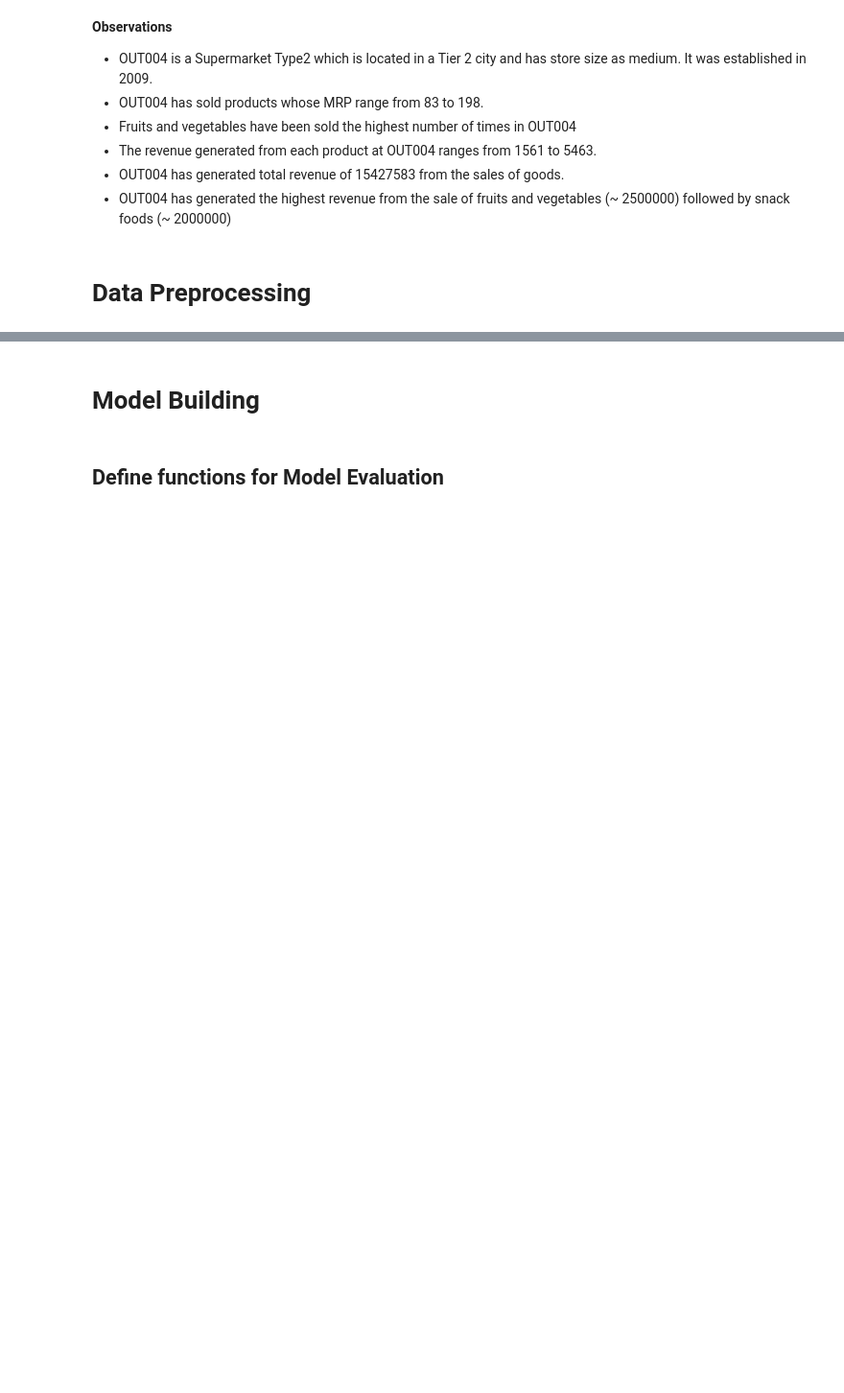
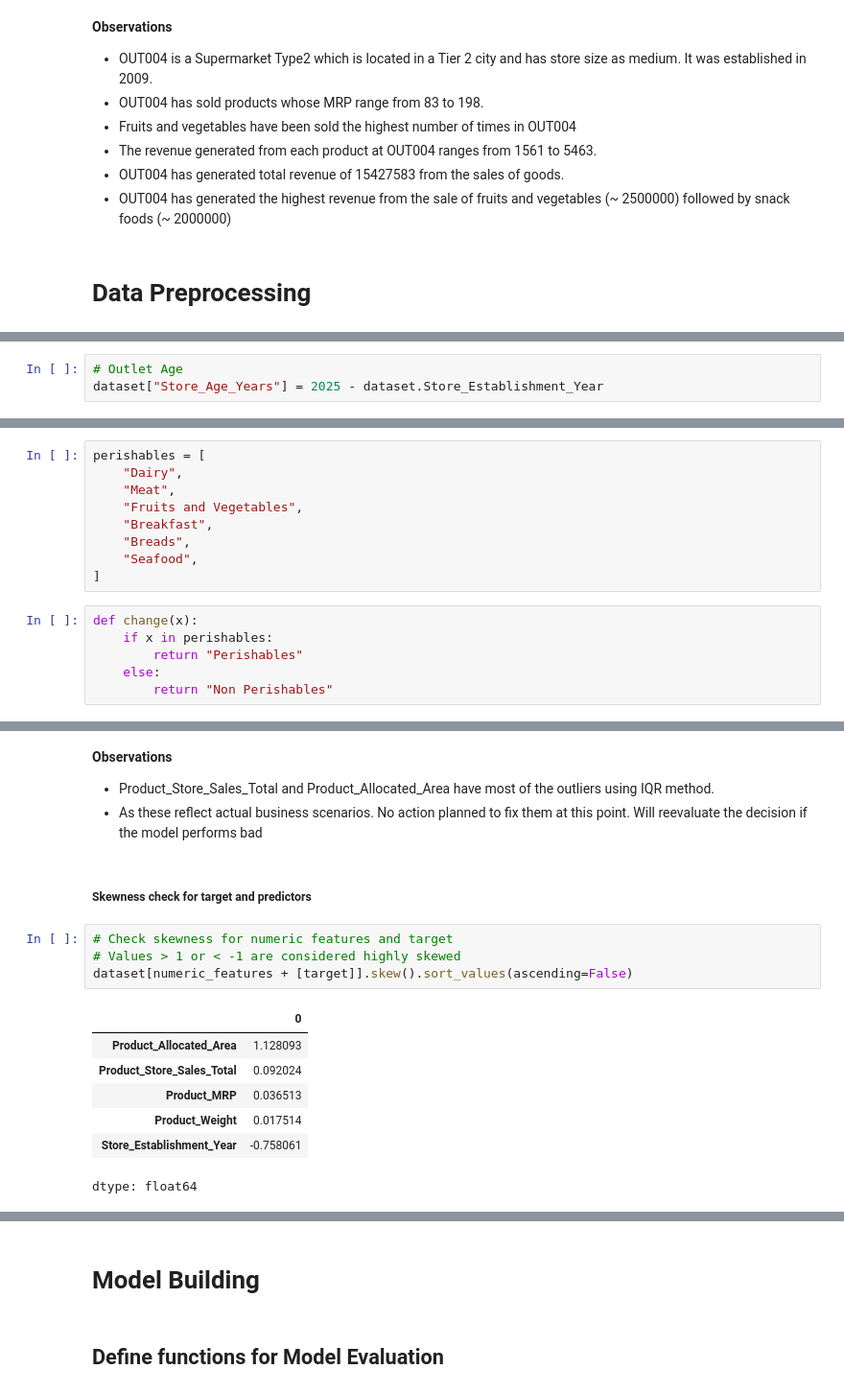
Before and after one commit to uday-d4/UTAI_SuperKArt, a Jupyter notebook: SuperKart_Model_Deployment_Notebook.ipynb, the cells around one changed output, grey strips where cells are left out. Shown at 96% size. Cells and saved outputs as stored; diff of their text form; blank space fills up the shorter version.

```diff
--- a/SuperKart_Model_Deployment_Notebook.ipynb
+++ b/SuperKart_Model_Deployment_Notebook.ipynb
@@ -980,0 +984,3 @@ plt.show()
+# %%
+# Outlet Age
+dataset["Store_Age_Years"] = 2025 - dataset.Store_Establishment_Year
@@ -980,0 +991,15 @@ plt.show()
+# %%
+perishables = [
+    "Dairy",
+    "Meat",
+    "Fruits and Vegetables",
+    "Breakfast",
+    "Breads",
+    "Seafood",
+]
+# %%
+def change(x):
+    if x in perishables:
+        return "Perishables"
+    else:
+        return "Non Perishables"
@@ -980,0 +1044,19 @@ plt.show()
+# %% [markdown]
+**Observations**
+
+* Product_Store_Sales_Total and Product_Allocated_Area have most of the outliers using IQR method.
+* As these reflect actual business scenarios. No action planned to fix them at this point. Will reevaluate the decision if the model performs bad
+# %% [markdown]
+##### Skewness check for target and predictors
+# %%
+# Check skewness for numeric features and target
+# Values > 1 or < -1 are considered highly skewed
+dataset[numeric_features + [target]].skew().sort_values(ascending=False)
+# %% [output]
+|  | 0 |
+| Product_Allocated_Area | 1.128093 |
+| Product_Store_Sales_Total | 0.092024 |
+| Product_MRP | 0.036513 |
+| Product_Weight | 0.017514 |
+| Store_Establishment_Year | -0.758061 |
+dtype: float64
```
Also changed, not shown: parts of 21 cells of this notebook.
